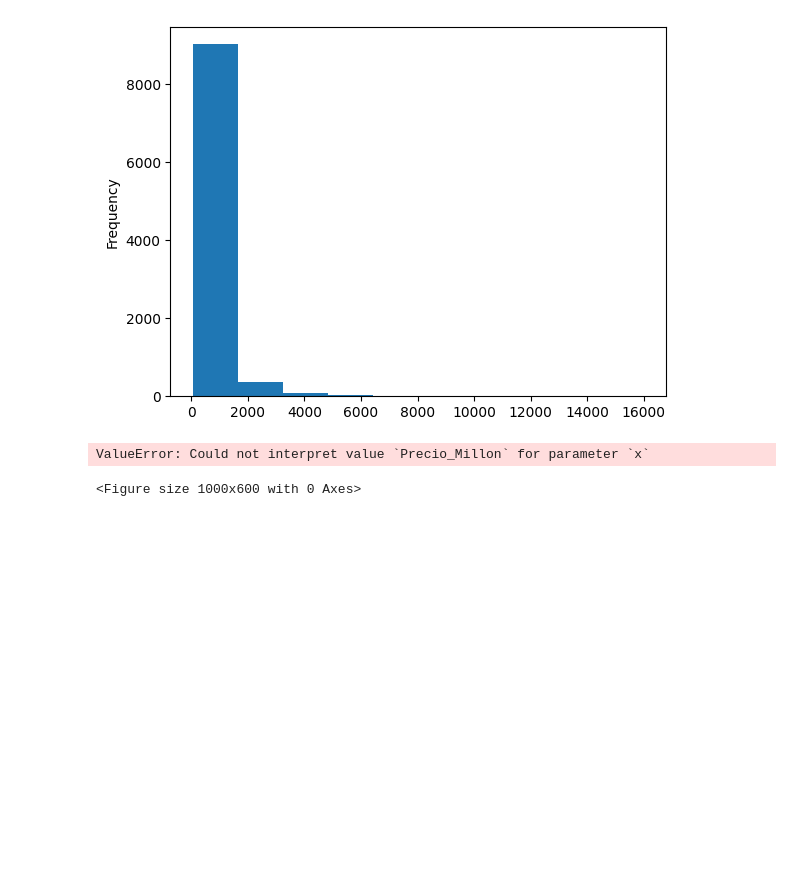
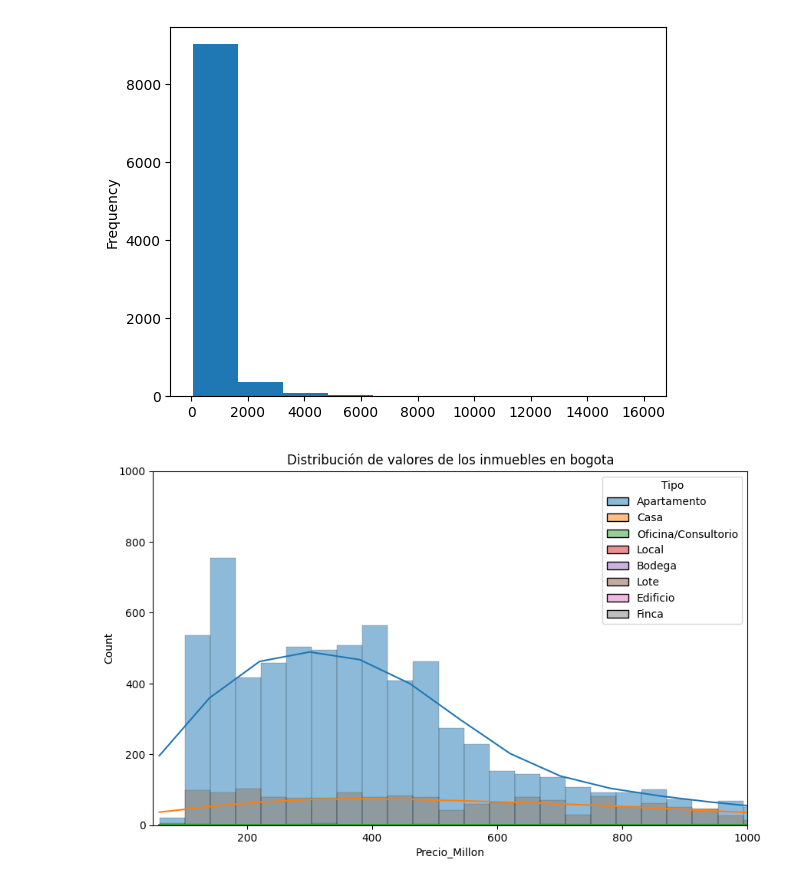
Before and after one commit to Exploit34/primer_dataScience, a Jupyter notebook: inmersionDatosAula2.ipynb, the cells around one changed output. Drawn from its saved outputs; the diff is of its cells as text; code cells hidden in the pictures; blank space fills up the shorter version.

```diff
--- a/inmersionDatosAula2.ipynb
+++ b/inmersionDatosAula2.ipynb
@@ -191,19 +210,18 @@ datos['Precio_Millon'].plot.hist(bins=10)
 # %%
 #graficas
 #seaborn es una libreria de graficas
 
 import matplotlib.pyplot as plt
 import seaborn as sns
 
 plt.figure(figsize=(10,6))
 grafica = sns.histplot(data=datos, x='Precio_Millon', kde=True, hue='Tipo')
 grafica.set_title('Distribución de valores de los inmuebles en bogota')
-plt.xlim((50,2000))
-plt.ylim((0,2000))
+plt.xlim((50,1000))
+plt.ylim((0,1000))
 plt.savefig('ruta de la imagen en png', format='png')
 plt.show()
 # %% [output]
-ValueError: Could not interpret value `Precio_Millon` for parameter `x`
-<Figure size 1000x600 with 0 Axes>
+[figure, added]
 # %%
 #Desafio 1
```
Also changed, not shown: parts of 5 cells of this notebook.
